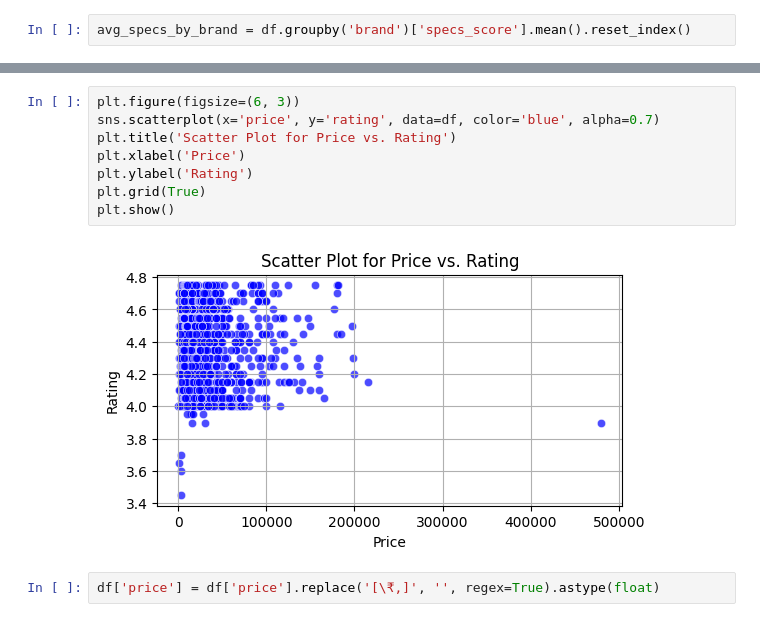
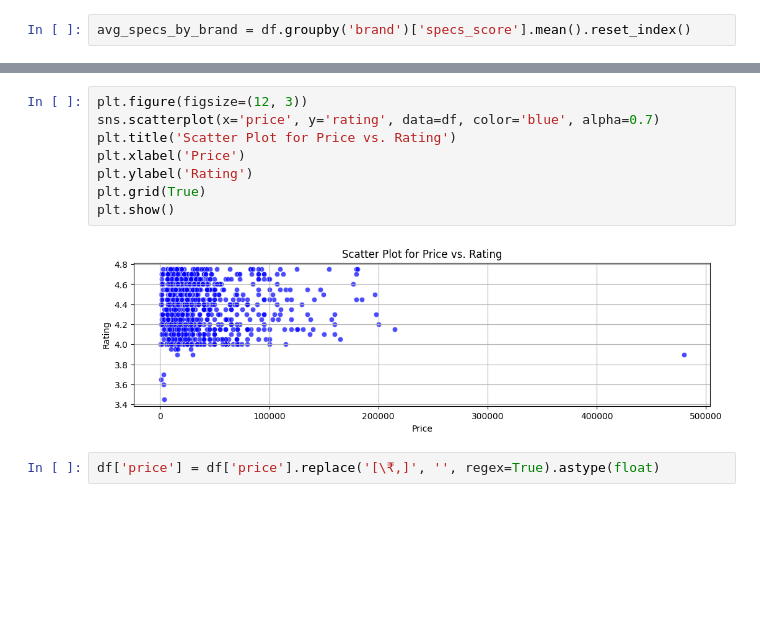
Before and after one commit to Abhasjaiswal/Python, a Jupyter notebook: Data Analysis/Data_Cleaning/MobileData.ipynb, the cells around one changed output, grey strips where cells are left out. Cells and saved outputs as stored; diff of their text form; blank space fills up the shorter version.

```diff
--- a/Data Analysis/Data_Cleaning/MobileData.ipynb
+++ b/Data Analysis/Data_Cleaning/MobileData.ipynb
@@ -211,13 +207,13 @@ Passing `palette` without assigning `hue` is deprecated and will be removed in v
 # %%
-plt.figure(figsize=(6, 3))
+plt.figure(figsize=(12, 3))
 sns.scatterplot(x='price', y='rating', data=df, color='blue', alpha=0.7)
 plt.title('Scatter Plot for Price vs. Rating')
 plt.xlabel('Price')
 plt.ylabel('Rating')
 plt.grid(True)
 plt.show()
 # %% [output]
-[figure, old version]
+[figure, new version]
 # %%
 df['price'] = df['price'].replace('[\₹,]', '', regex=True).astype(float)
 # %%
```
Also changed, not shown: parts of 9 cells of this notebook, 2 other files.
